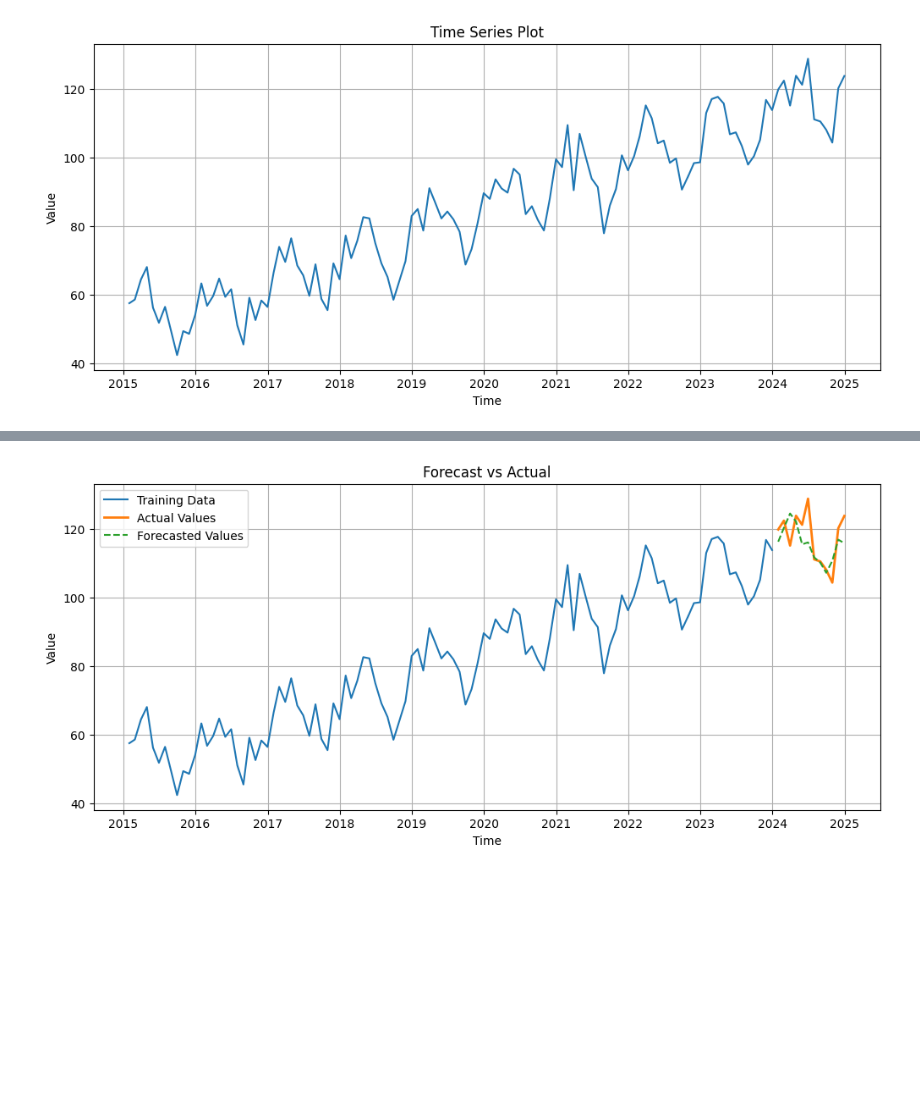
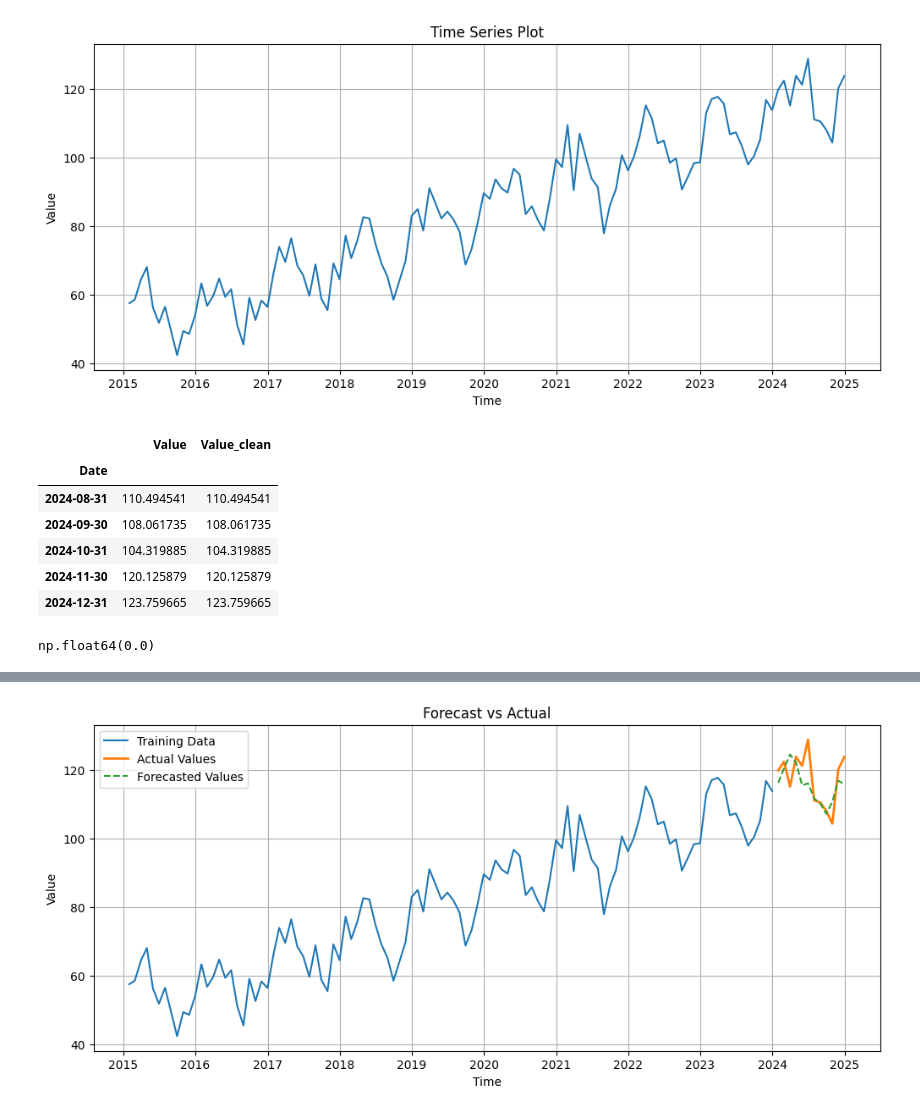
Before and after one commit to iamlajoya21/ml_bootcamp, a Jupyter notebook: current/time_series/Time_series_Analysis.ipynb, the cells around one changed output, grey strips where cells are left out. Cells and saved outputs as stored; diff of their text form; code cells hidden in the pictures; blank space fills up the shorter version.

```diff
--- a/current/time_series/Time_series_Analysis.ipynb
+++ b/current/time_series/Time_series_Analysis.ipynb
@@ -65,9 +49,23 @@ plt.show()
 [figure]
 # %%
 data.Value = data.Value.interpolate()
+# %%
+data.tail()
+# %% [output]
+|  | Value | Value_clean |
+| Date |  |  |
+| 2024-08-31 | 110.494541 | 110.494541 |
+| 2024-09-30 | 108.061735 | 108.061735 |
+| 2024-10-31 | 104.319885 | 104.319885 |
+| 2024-11-30 | 120.125879 | 120.125879 |
+| 2024-12-31 | 123.759665 | 123.759665 |
 # %%
 z = np.abs((data.Value - data.Value.mean()) / data.Value.std())
 data["Value_clean"] = np.where(z > 3, data.Value.median(), data.Value)
+# %%
+(data['Value_clean']-data['Value']).sum()
+# %% [output]
+np.float64(0.0)
 # %%
 adf = adfuller(data.Value_clean)
 print("ADF Statistic:", adf[0])
```
Also changed, not shown: parts of 7 cells of this notebook, 4 other files.
